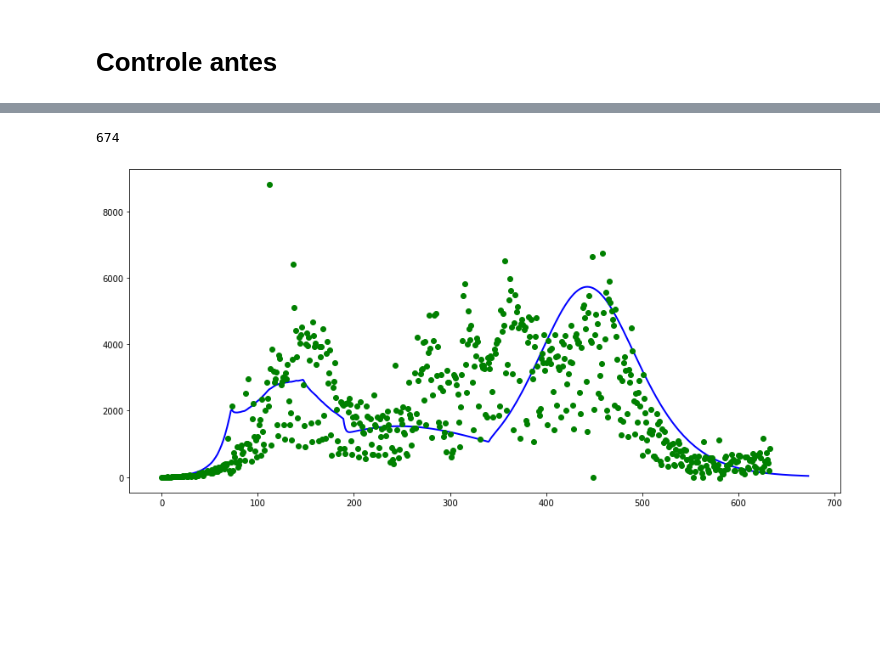
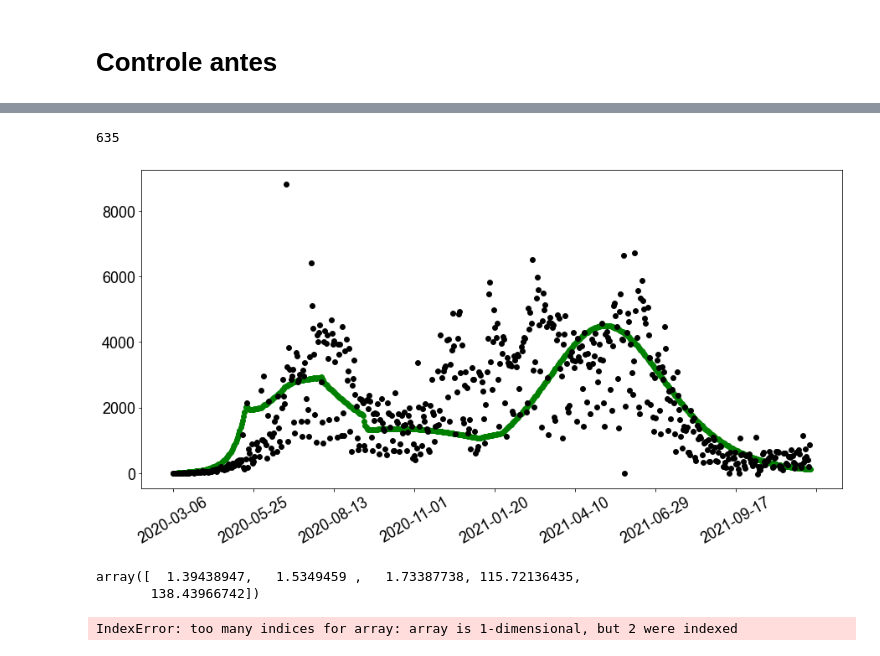
Before and after one commit to filipe7788/SEIHURD, a Jupyter notebook: SIR_Fit.ipynb, the cells around one changed output, grey strips where cells are left out. Saved outputs shown, nothing was run; the diff lists cells and outputs as text; code cells hidden in the pictures; blank space fills up the shorter version.

```diff
--- a/SIR_Fit.ipynb
+++ b/SIR_Fit.ipynb
@@ -9,7 +9,7 @@ from datetime import date, timedelta
 import random
 
 
-Psi = pd.read_csv('Psi.csv')
+Psi = pd.read_csv('dados/Psi.csv')
 
 npd = len(Psi)
 Nfo = 8
@@ -133,7 +133,7 @@ def lq_SIR(pars, data, ts0, q0):
 def Best_Fit(data,n_tries, ts0, q0):
 
     # #DEEFINE THE INTERVALS OF PARS
-    intervals = np.array([[0, 4.], [0, 4.], [0, 4.], [0, 106], [106, 230]])
+    intervals = np.array([[0, 4.], [0, 4.], [0, 4.], [0, 116], [116, 190]])
 
     #NUMBER OF FITS
     #best error starts at inft
@@ -214,7 +214,7 @@ UV0 = 0
 q0 = [S0,E0,V0,Ev0,Ia0,Is0,Iav0,Isv0,H0,HV0,U0,UV0,R0,Rv0,D0,Nw0,NwV0]
 
 #Run the minimizer
-n_tries=1000 #Quanto maior mais certeza do resultado. Colocar em 100 para roda com mais certeza (Ou até maiws se for necessário)
+n_tries=100 #Quanto maior mais certeza do resultado. Colocar em 100 para roda com mais certeza (Ou até maiws se for necessário)
 ts0=np.arange(len(data_mortes))
 
 best_pop=Best_Fit(np.diff(data_mortes), n_tries, ts0, q0)
@@ -480,17 +499,64 @@ pl.show()
 # %%
 ts1=np.arange(len(Psif[:675])-1)
 fig, ax = pl.subplots(figsize=(15,7))
 
 qcasos = qs[:,-2]
 
 first_up = np.diff(Nwm)[:190]
 second_up = np.array(np.diff((N0*qcasos)))
 cases = np.append(first_up, second_up)
-print(len(ts1))
-ax.plot(ts1[:len(cases)],  cases, color='b',zorder=1, linewidth=2)
-ax.scatter(ts1[:len(data_casos2)-1], np.diff(data_casos2), color='g',zorder=1, linewidth=1)
+
+print(len(cases[:635]))
+
+ax.scatter(df_all.date.values[:635], cases[:635], color='g',zorder=1, linewidth=1)
+ax.scatter(df_all.date.values[:634], np.diff(data_casos2), s=35,color='black',zorder=3,label='Reported data')
+
 ax.autoscale()
+
+#The size of the numbers on the axixis
+ax.tick_params(labelsize=18)
+
+#Limiting the ammount of dates on the X axixs
+ax.xaxis.set_major_locator(pl.MaxNLocator(10))
+#Rotating the dates for better visualization
+pl.setp(ax.get_xticklabels(), rotation=30)
+
+
+#Setting the font of the numbers on the axixis as ARIAL
+for tick in ax.get_xticklabels():
+    tick.set_fontname("Arial")
+for tick in ax.get_yticklabels():
+    tick.set_fontname("Arial")
+
 pl.show()
 # %% [output]
-674
+635
-[figure, old version]
+[figure, new version]
+# %%
+best_pop
+# %% [output]
+array([  1.39438947,   1.5349459 ,   1.73387738, 115.72136435,
+       138.43966742])
+# %%
+
+
+
+print(qs[:,0][155], ",")
+print(qs[:,1][155], ",")
+print(qs[:,2][155], ",")
+print(qs[:,3][155] , ",")
+print(qs[:,4][155] , ",")
+print(qs[:,5][155] , ",")
+print(qs[:,6][155] , ",")
+print(qs[:,7][155] , ",")
+print(qs[:,8][155] , ",")
+print(qs[:,9][155] , ",")
+print(qs[:,10][155] , ",")
+print(qs[:,11][155] , ",")
+print(qs[:,12][155] , ",")
+print(qs[:,13][155] , ",")
+print(qs[:,14][155] , ",")
+print(qs[:,15][155] , ",")
+print(qs[:,16][155] , ",")
+# %% [output]
+IndexError: too many indices for array: array is 1-dimensional, but 2 were indexed
```
Also changed, not shown: parts of 3 cells of this notebook, 4 other files.
